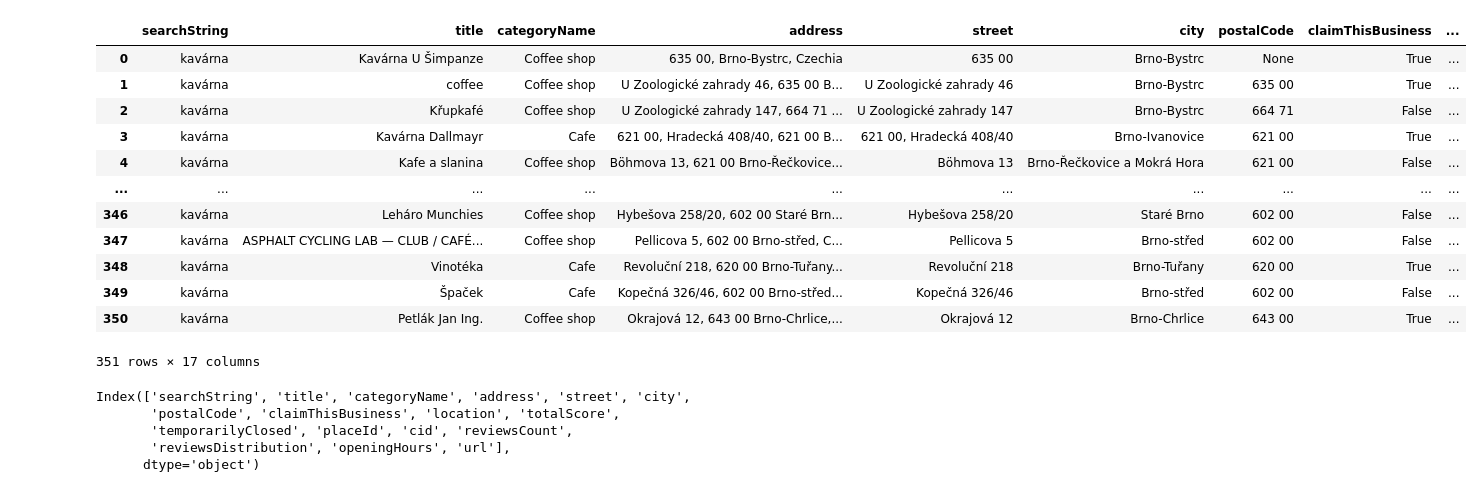
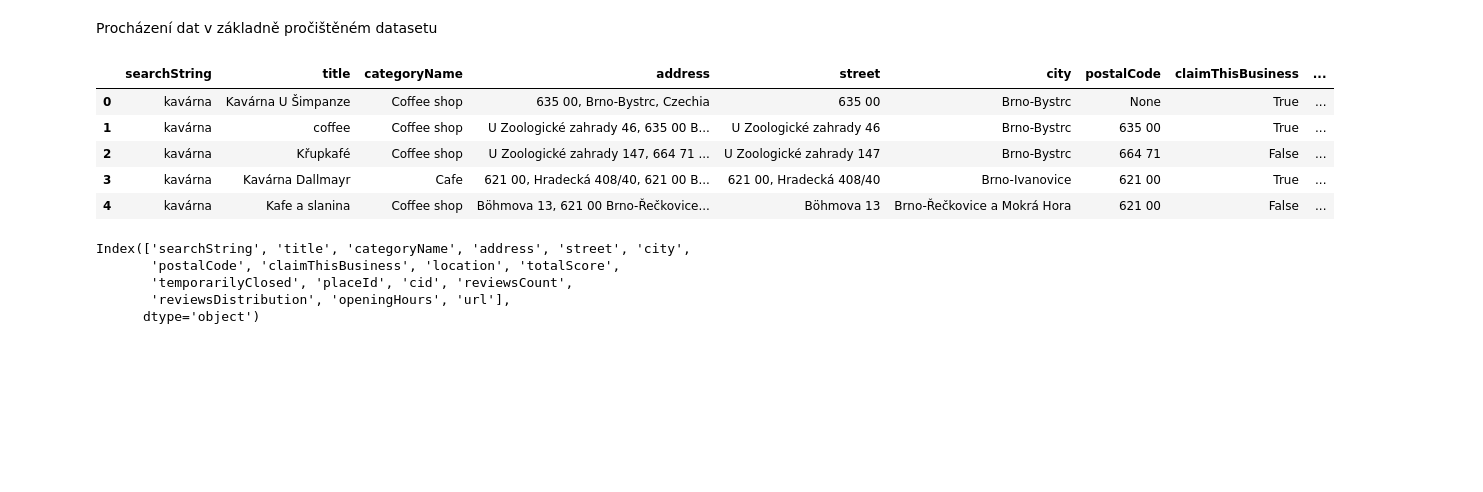
Before and after one commit to eliska-striteska/DA-Czechitas-2024-Projekt-Brnenske-kavarny, a Jupyter notebook: 02_prochazeni_dat_web_scraping.ipynb, the cells around one changed output. Saved outputs shown, nothing was run; the diff lists cells and outputs as text; code cells hidden in the pictures; blank space fills up the shorter version.

```diff
--- a/02_prochazeni_dat_web_scraping.ipynb
+++ b/02_prochazeni_dat_web_scraping.ipynb
@@ -1,24 +1,19 @@
+# %% [markdown]
+Procházení dat v základně pročištěném datasetu
 # %%
 import pandas as pd
 import json
 import collections
 # %%
 cafes = pd.read_json('dataset_google-maps-extractor_Brno_kavarny_cleaned.json')
-cafes
+cafes.head()
 # %% [output]
 |  | searchString | title | categoryName | address | street | city | postalCode | claimThisBusiness | ... |
 | 0 | kavárna | Kavárna U Šimpanze | Coffee shop | 635 00, Brno-Bystrc, Czechia | 635 00 | Brno-Bystrc | None | True | ... |
 | 1 | kavárna | coffee | Coffee shop | U Zoologické zahrady 46, 635 00 B... | U Zoologické zahrady 46 | Brno-Bystrc | 635 00 | True | ... |
 | 2 | kavárna | Křupkafé | Coffee shop | U Zoologické zahrady 147, 664 71 ... | U Zoologické zahrady 147 | Brno-Bystrc | 664 71 | False | ... |
 | 3 | kavárna | Kavárna Dallmayr | Cafe | 621 00, Hradecká 408/40, 621 00 B... | 621 00, Hradecká 408/40 | Brno-Ivanovice | 621 00 | True | ... |
 | 4 | kavárna | Kafe a slanina | Coffee shop | Böhmova 13, 621 00 Brno-Řečkovice... | Böhmova 13 | Brno-Řečkovice a Mokrá Hora | 621 00 | False | ... |
-| ... | ... | ... | ... | ... | ... | ... | ... | ... | ... |
-| 346 | kavárna | Leháro Munchies | Coffee shop | Hybešova 258/20, 602 00 Staré Brn... | Hybešova 258/20 | Staré Brno | 602 00 | False | ... |
-| 347 | kavárna | ASPHALT CYCLING LAB — CLUB / CAFÉ... | Coffee shop | Pellicova 5, 602 00 Brno-střed, C... | Pellicova 5 | Brno-střed | 602 00 | False | ... |
-| 348 | kavárna | Vinotéka | Cafe | Revoluční 218, 620 00 Brno-Tuřany... | Revoluční 218 | Brno-Tuřany | 620 00 | True | ... |
-| 349 | kavárna | Špaček | Cafe | Kopečná 326/46, 602 00 Brno-střed... | Kopečná 326/46 | Brno-střed | 602 00 | False | ... |
-| 350 | kavárna | Petlák Jan Ing. | Coffee shop | Okrajová 12, 643 00 Brno-Chrlice,... | Okrajová 12 | Brno-Chrlice | 643 00 | True | ... |
-351 rows × 17 columns
 # %%
 categories = cafes.groupby('categoryName')['title'].count().to_dict()
 
```
Also changed, not shown: parts of 10 cells of this notebook, 7 other files.
